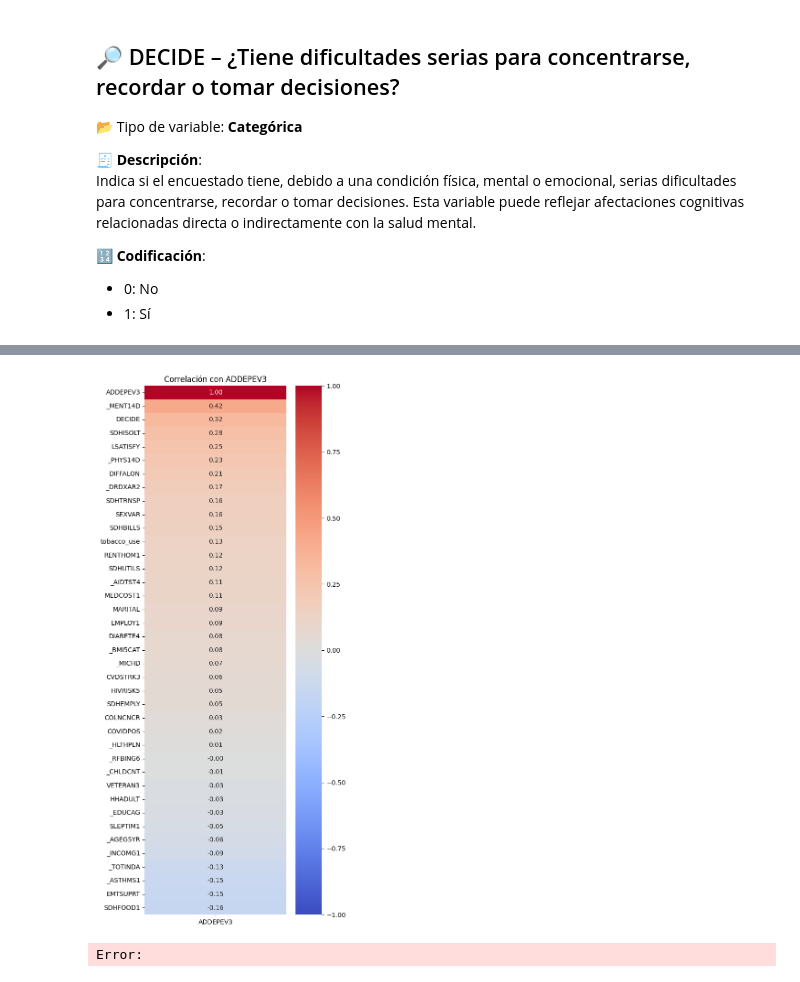
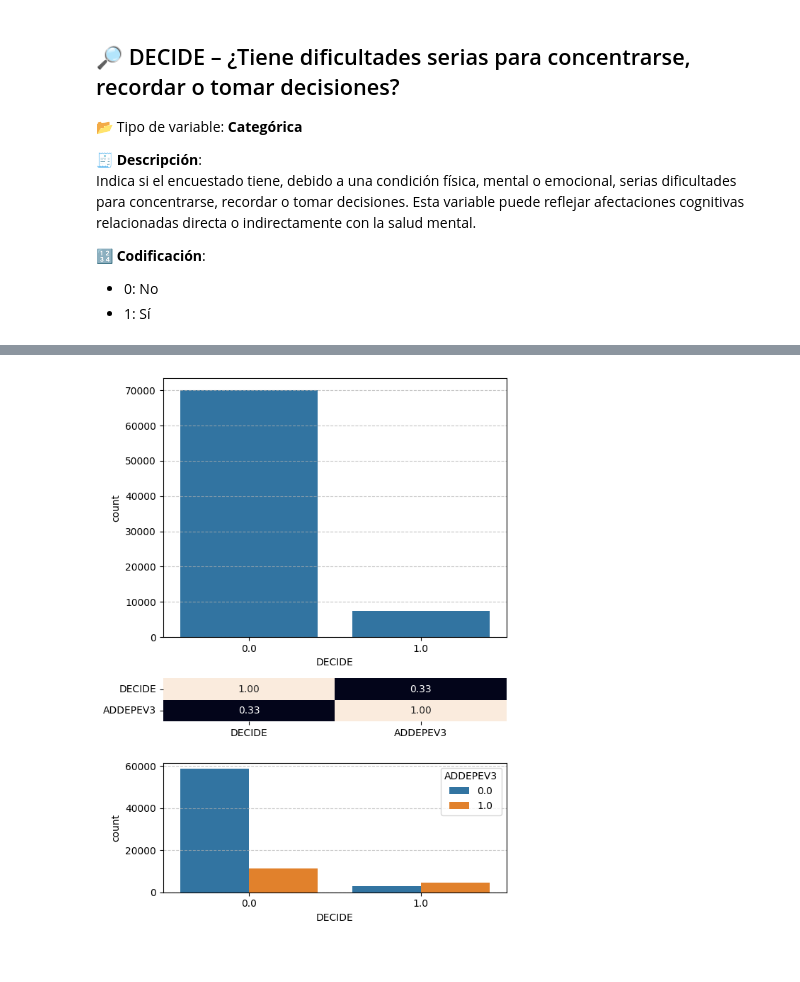
Before and after one commit to 4GeeksAcademy/Final_Project_DataScient, a Jupyter notebook: src/Graficas.ipynb, the cells around one changed output, grey strips where cells are left out. Drawn from its saved outputs; the diff is of its cells as text; code cells hidden in the pictures.

Commit message:
Graficos finalizados

```diff
--- a/src/Graficas.ipynb
+++ b/src/Graficas.ipynb
@@ -107,3 +107,16 @@ Junto a cada bloque de gráficos se incluye una descripción que abarca:
 - Interpretación de la correlación observada.
 
 ---
+# %%
+def plot_categoricas(feature):
+    fig, axis = plt.subplots(3, figsize = (6, 8), gridspec_kw={"height_ratios": [6, 1, 3]})
+
+    sns.countplot(ax = axis[0], data = df, x = feature)
+    axis[0].grid(axis='y', linestyle='--', alpha=0.7)
+
+    sns.heatmap(df[[feature, "ADDEPEV3"]].corr(), annot = True, fmt = ".2f", ax = axis[1], cbar = False)
+    sns.countplot(ax = axis[2], data = df, x = feature, hue = "ADDEPEV3")
+    axis[2].grid(axis='y', linestyle='--', alpha=0.7)
+
+    plt.tight_layout()
+    plt.show()
@@ -986,18 +518,4 @@ Codificación original utilizada (tras limpieza de nulos):
-# %%
-# Calculamos la matriz de correlación
-cor_matrix = df.corr()
-
-# Extraemos correlación con ADDEPEV3
-cor_target = cor_matrix[["ADDEPEV3"]].sort_values(by="ADDEPEV3", ascending=False)
-
-# Hacemos el heatmap
-plt.figure(figsize=(5, 15))
-sns.heatmap(cor_target, annot=True, cmap='coolwarm', fmt=".2f", vmin=-1, vmax=1)
-plt.title("Correlación con ADDEPEV3")
-plt.show()
-# %% [output]
-[figure, removed]
-# %%
-df.to_csv("../data/processed/data_final.csv", index=False)
-# %% [output]
-Error:
+# %%
+plot_categoricas("DECIDE")
+# %% [output]
+[figure, added]
```
Also changed, not shown: parts of 128 cells of this notebook, 1 other file.
